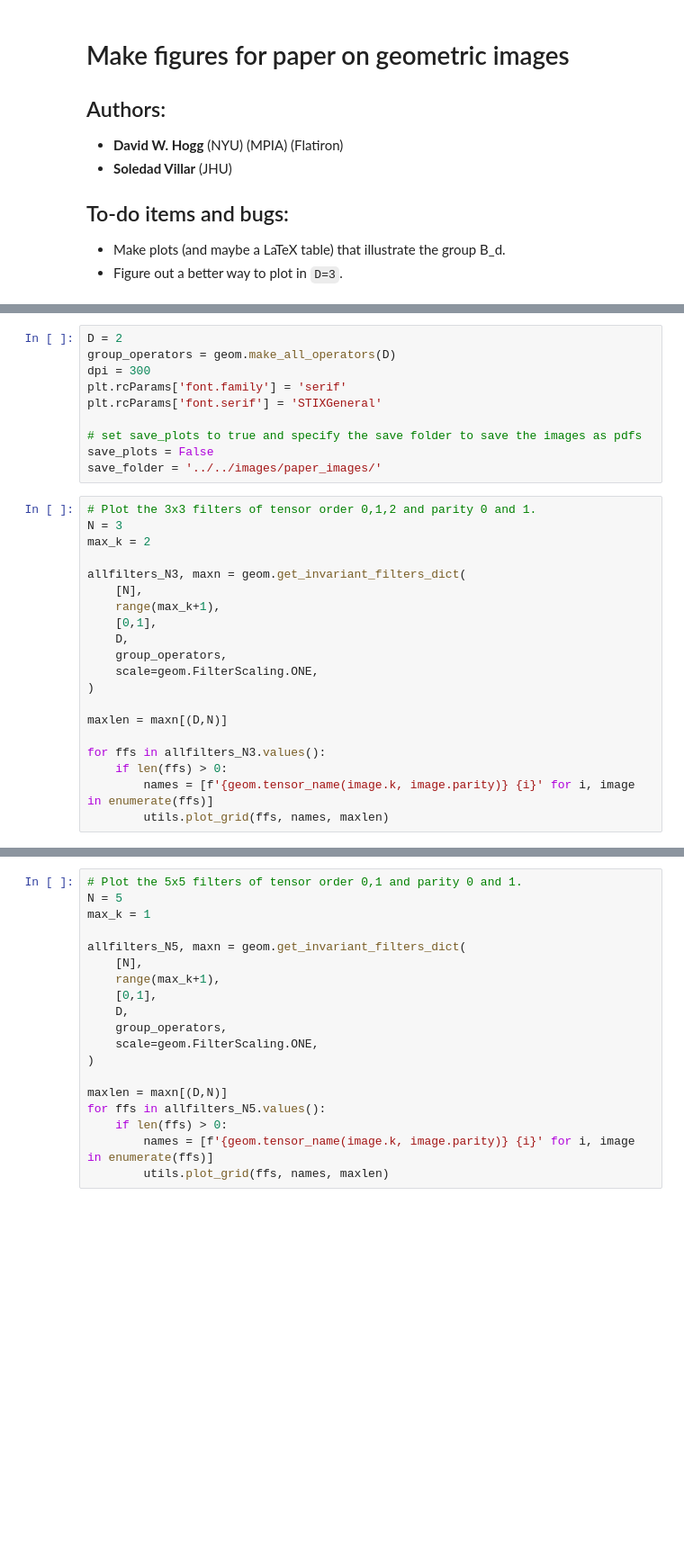
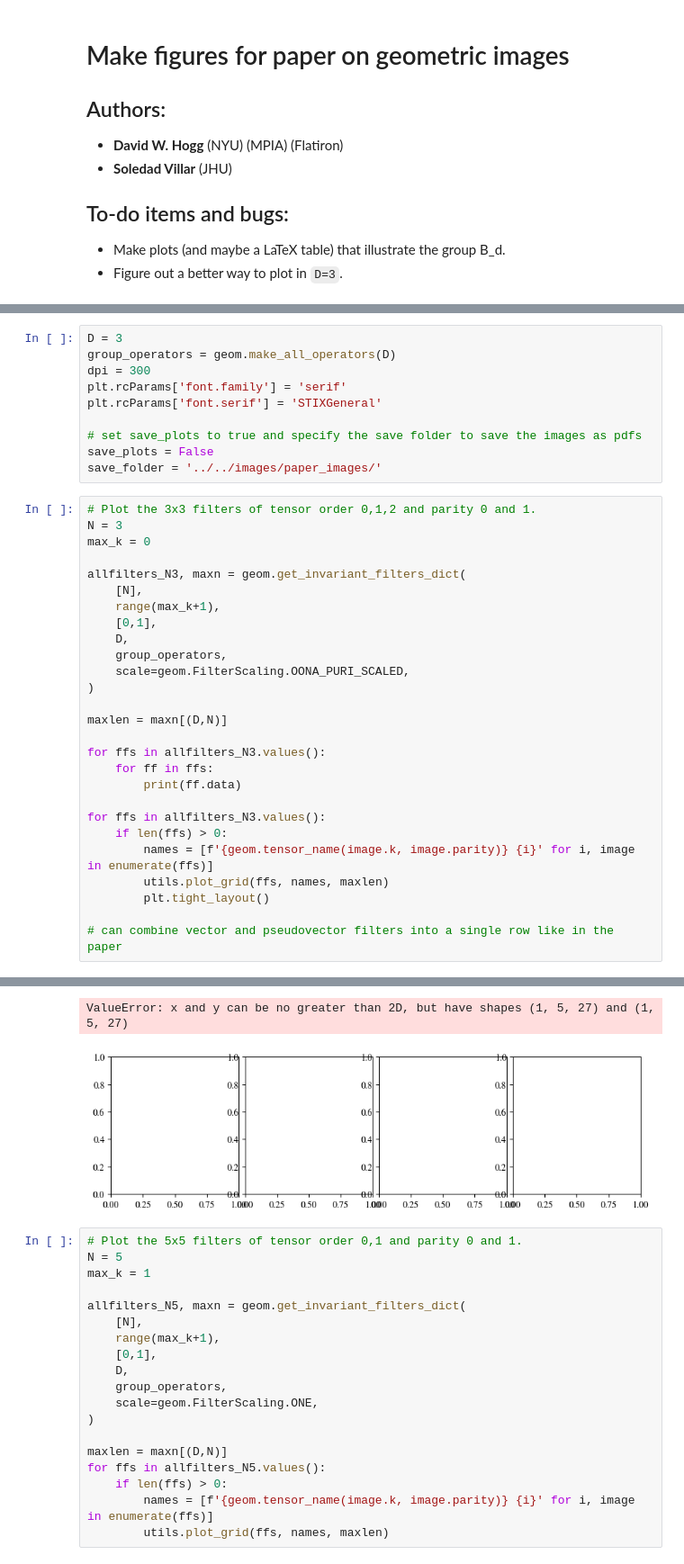
Before and after one commit to WilsonGregory/ginjax, a Jupyter notebook: notebooks/make_figures_for_paper.ipynb, the cells around one changed output, grey strips where cells are left out. Shown at 90% size. Drawn from its saved outputs; the diff is of its cells as text; blank space fills up the shorter version.

Commit message:
work on proper filter scaling

```diff
--- a/notebooks/make_figures_for_paper.ipynb
+++ b/notebooks/make_figures_for_paper.ipynb
@@ -26,5 +29,5 @@ import ginjax.utils as utils
 # %%
-D = 2
+D = 3
 group_operators = geom.make_all_operators(D)
 dpi = 300
 plt.rcParams['font.family'] = 'serif'
@@ -36,7 +39,7 @@ save_folder = '../../images/paper_images/'
 # %%
 # Plot the 3x3 filters of tensor order 0,1,2 and parity 0 and 1.
 N = 3
-max_k = 2
+max_k = 0
 
 allfilters_N3, maxn = geom.get_invariant_filters_dict(
     [N],
@@ -44,12 +47,20 @@ allfilters_N3, maxn = geom.get_invariant_filters_dict(
     [0,1],
     D,
     group_operators,
-    scale=geom.FilterScaling.ONE,
+    scale=geom.FilterScaling.OONA_PURI_SCALED,
 )
 
 maxlen = maxn[(D,N)]
 
 for ffs in allfilters_N3.values():
+    for ff in ffs:
+        print(ff.data)
+
+for ffs in allfilters_N3.values():
     if len(ffs) > 0:
         names = [f'{geom.tensor_name(image.k, image.parity)} {i}' for i, image in enumerate(ffs)]
         utils.plot_grid(ffs, names, maxlen)
+        plt.tight_layout()
+
+# can combine vector and pseudovector filters into a single row like in the paper
+# %% [output]
@@ -56,3 +84,5 @@ for ffs in allfilters_N3.values():
+ValueError: x and y can be no greater than 2D, but have shapes (1, 5, 27) and (1, 5, 27)
+[figure, added]
 # %%
 # Plot the 5x5 filters of tensor order 0,1 and parity 0 and 1.
 N = 5
```
Also changed, not shown: parts of 2 cells of this notebook, 10 other files.
